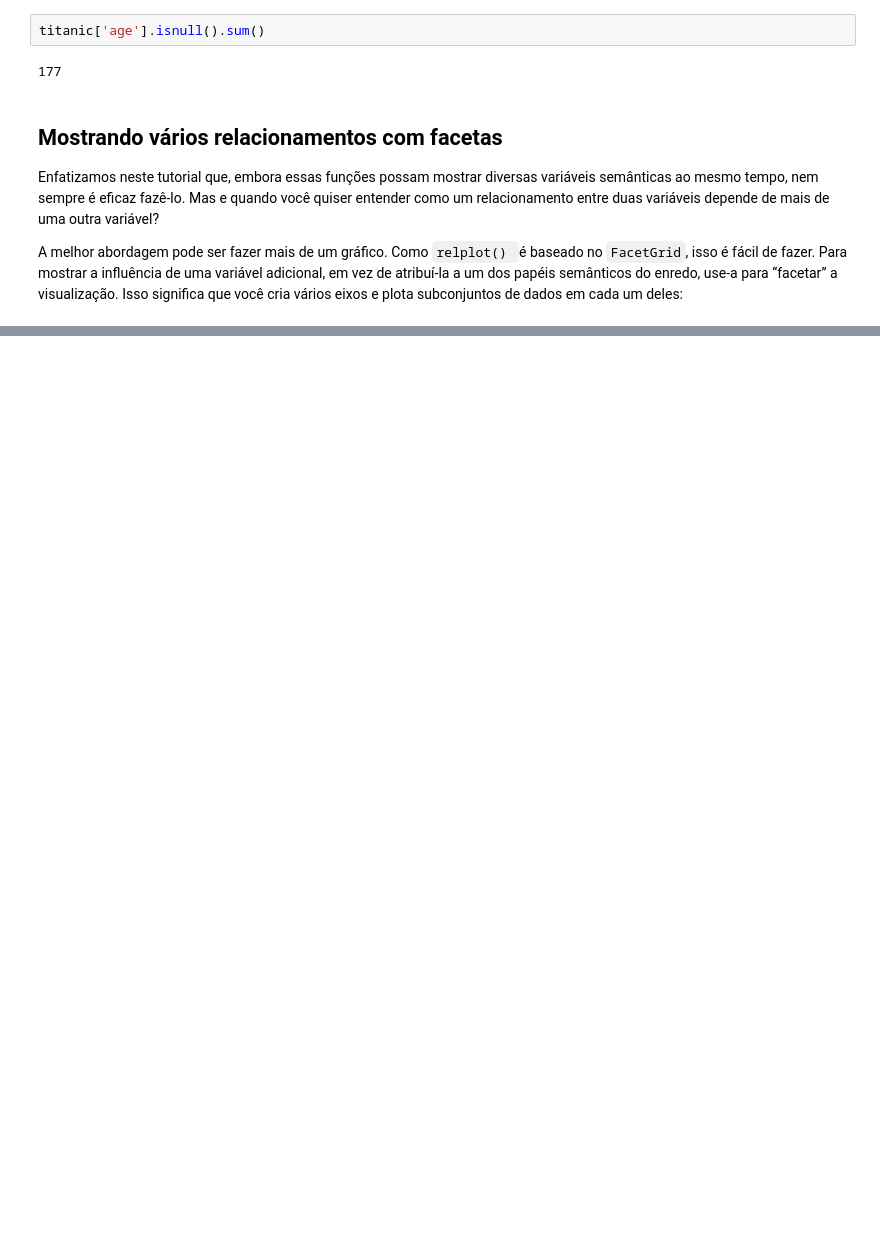
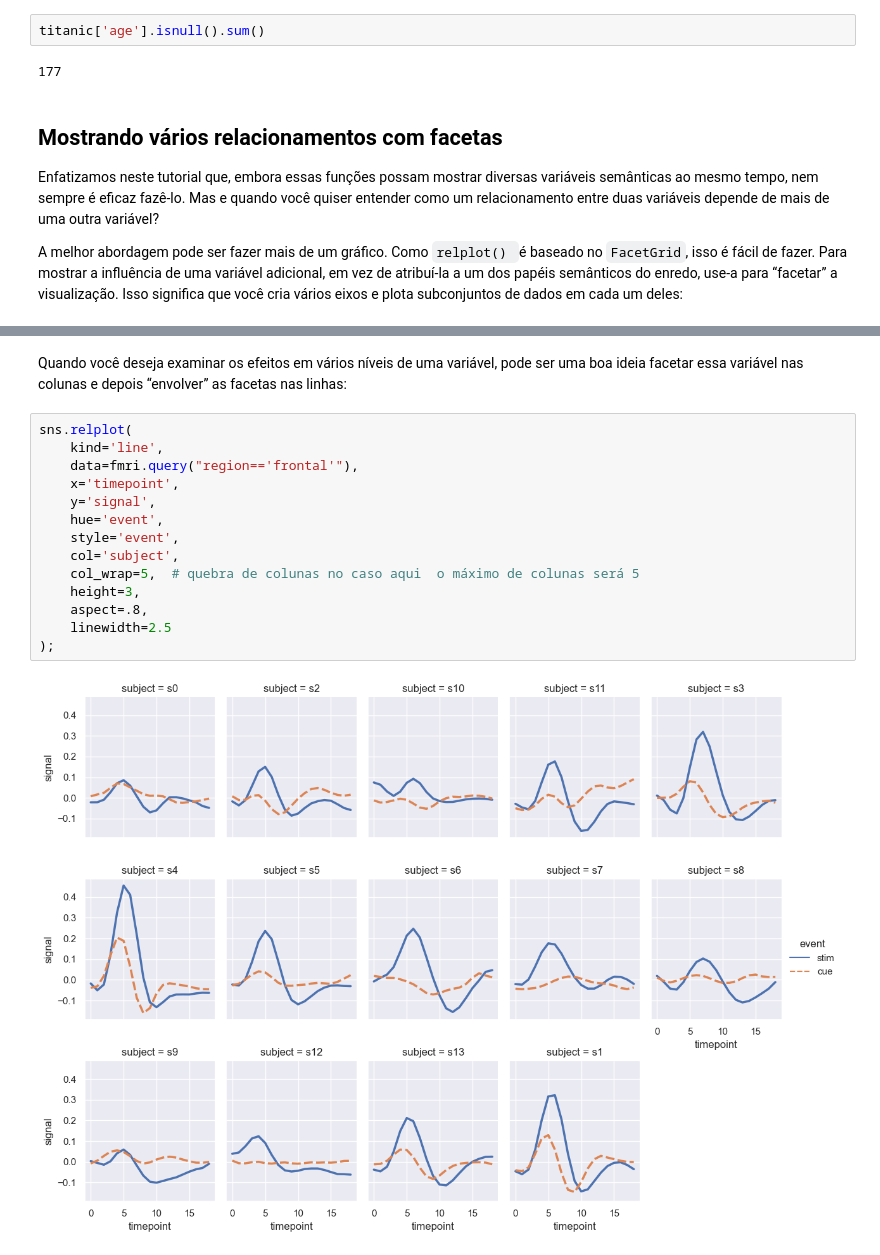
Before and after one commit to novais04/seabirn, a Jupyter notebook: seaborn_tutorial.ipynb, the cells around one changed output, grey strips where cells are left out. Cells and saved outputs as stored; diff of their text form; blank space fills up the shorter version.

```diff
--- a/seaborn_tutorial.ipynb
+++ b/seaborn_tutorial.ipynb
@@ -388,0 +424,18 @@ sns.relplot(
+# %% [markdown]
+Quando você deseja examinar os efeitos em vários níveis de uma variável, pode ser uma boa ideia facetar essa variável nas colunas e depois “envolver” as facetas nas linhas:
+# %%
+sns.relplot(
+    kind='line',
+    data=fmri.query("region=='frontal'"),
+    x='timepoint',
+    y='signal',
+    hue='event',
+    style='event',
+    col='subject',
+    col_wrap=5,  # quebra de colunas no caso aqui  o máximo de colunas será 5
+    height=3,
+    aspect=.8,
+    linewidth=2.5
+);
+# %% [output]
+[figure, added]
```
Also changed, not shown: parts of 17 cells of this notebook.
